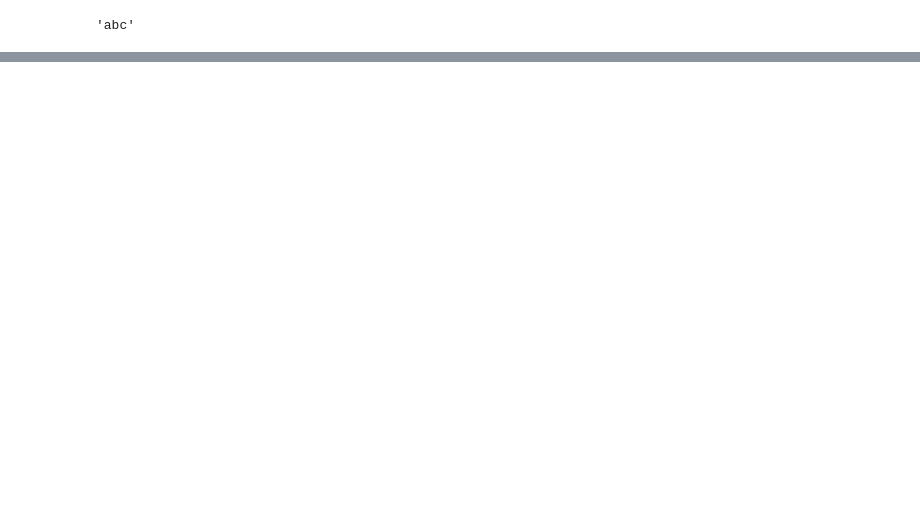
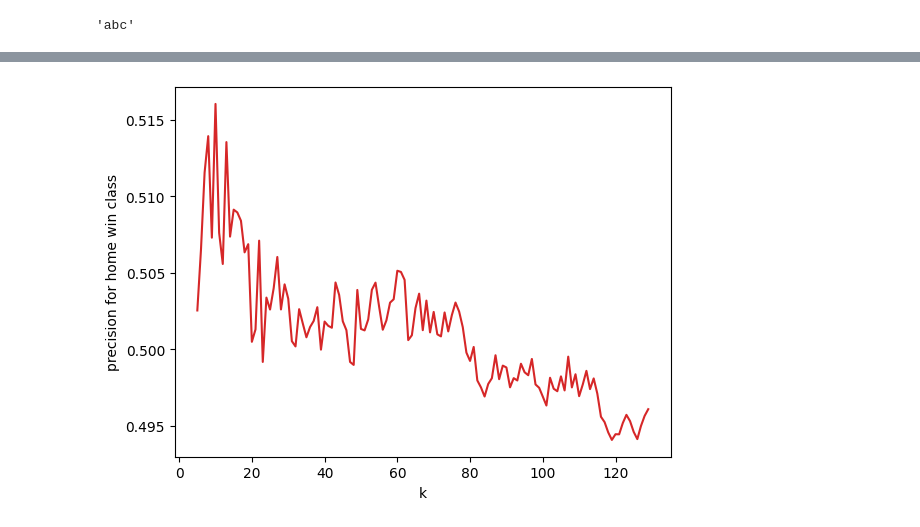
Before and after one commit to majbc1999/ml-in-football-analysis, a Jupyter notebook: analysis/result_analysis.ipynb, the cells around one changed output, grey strips where cells are left out. Saved outputs shown, nothing was run; the diff lists cells and outputs as text; code cells hidden in the pictures; blank space fills up the shorter version.

```diff
--- a/analysis/result_analysis.ipynb
+++ b/analysis/result_analysis.ipynb
@@ -124,0 +166,11 @@ acc_df
+# %%
+plt.figure('kNN-precision')
+plt.plot(knn_data['k'], knn_data['precision'], c='tab:red')
+#plt.title('Profit in relation to k for k-nearest neighbours model')
+plt.xlabel('k')
+plt.ylabel('precision for home win class')
+#plt.ylim((-0.13, 0))
+plt.savefig('plots/precision_k_knn.png')
+plt.show()
+# %% [output]
+[figure, added]
```
Also changed, not shown: parts of 13 cells of this notebook, 5 other files.
